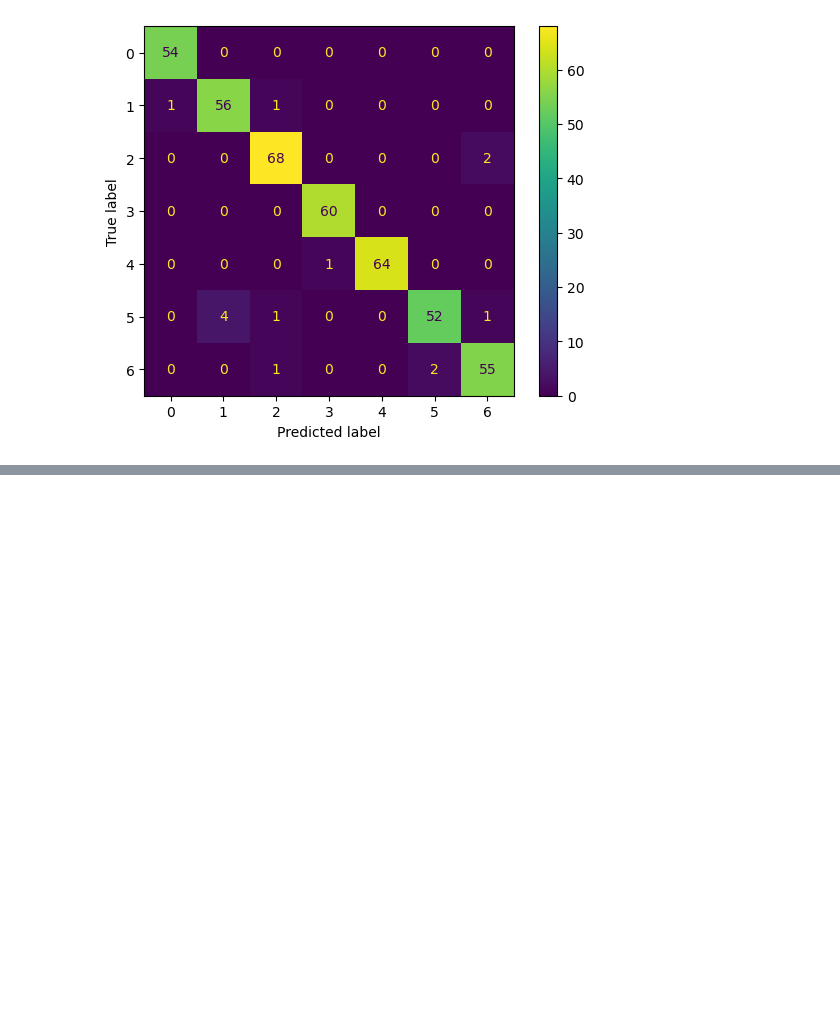
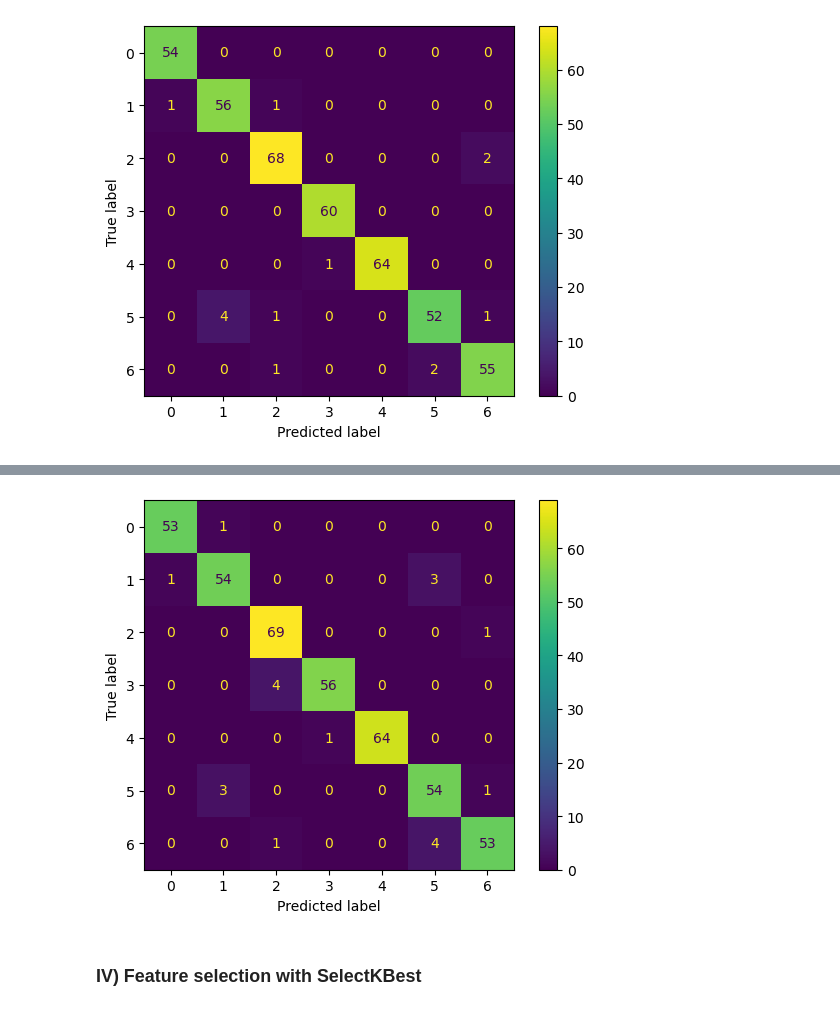
Before and after one commit to Ghazaleh-Ahmadzadeh/DSI_Obesity-Prediction, a Jupyter notebook: experiments/SVC_baseline_model_expt_MC.ipynb, the cells around one changed output, grey strips where cells are left out. Saved outputs shown, nothing was run; the diff lists cells and outputs as text; code cells hidden in the pictures; blank space fills up the shorter version.

```diff
--- a/experiments/SVC_baseline_model_expt_MC.ipynb
+++ b/experiments/SVC_baseline_model_expt_MC.ipynb
@@ -167,0 +220,38 @@ ConfusionMatrixDisplay(confusion_matrix=cm_svc_optuna).plot();
+# %%
+# Create new dataframes for selected features based on mutual info classif
+X_train_sel = X_train[selected_features]
+X_test_sel = X_test[selected_features]
+
+# Use same svc pipeline and parameters but with optuna instead of GridSearchCV
+pipe_svc = Pipeline([
+    ('svc', SVC(random_state = 42))
+])
+
+# Define parameter grid search for SVC
+param_grid_opt_mic = {
+    'svc__C': optuna.distributions.IntDistribution(1, 10, 50),
+    'svc__kernel': optuna.distributions.CategoricalDistribution(['rbf', 'poly']),
+    'svc__gamma': optuna.distributions.CategoricalDistribution(['scale', 'auto']),
+}
+
+# OptunaSearchCV with 'accuracy' as the scoring metric
+opt_mic = OptunaSearchCV(pipe_svc, param_grid_opt_mic, n_trials = 20,
+                         cv = 5, scoring = 'accuracy', n_jobs = -1,
+                         verbose = 1)
+
+opt_mic.fit(X_train_sel, y_train_reshaped)
+
+# Print the best parameters and score
+print(f"\nBest SVC Opt parameters: {opt_mic.best_params_}")
+print(f"Best cross-validated Accuracy: {opt_mic.best_score_:.4f}")
+
+# Evaluate the best model on the test set
+y_pred_opt_mic = opt_mic.predict(X_test_sel)
+train_acc_opt_mic = accuracy_score(y_train_reshaped, opt_mic.predict(X_train_sel))
+test_acc_opt_mic = accuracy_score(y_test_reshaped, y_pred_opt_mic)
+
+print(f"Opt MIC Train Accuracy: {train_acc_opt_mic:.4f}")
+print(f"Opt MIC Test Accuracy: {test_acc_opt_mic:.4f}")
+
+print("\nOpt MIC Test Set Classification Report:")
+print(classification_report(y_test, y_pred_opt_mic))
@@ -167,0 +295,9 @@ ConfusionMatrixDisplay(confusion_matrix=cm_svc_optuna).plot();
+# %%
+# Create optuna and feature selection confusion matrix
+cm_opt_mic = confusion_matrix(y_test_reshaped, y_pred_opt_mic)
+
+ConfusionMatrixDisplay(confusion_matrix=cm_opt_mic).plot();
+# %% [output]
+[figure, added]
+# %% [markdown]
+### IV) Feature selection with SelectKBest
```
Also changed, not shown: parts of 7 cells of this notebook.
